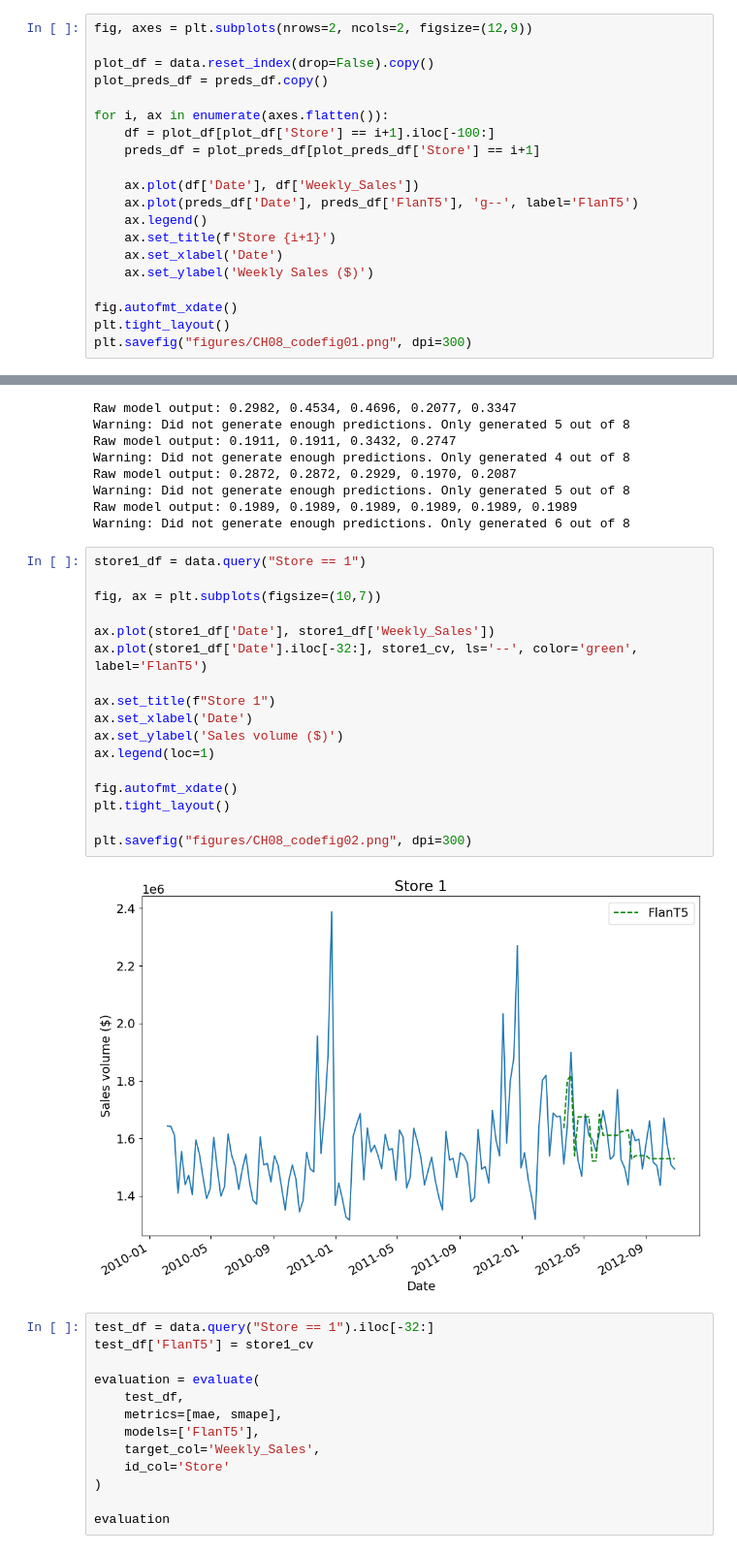
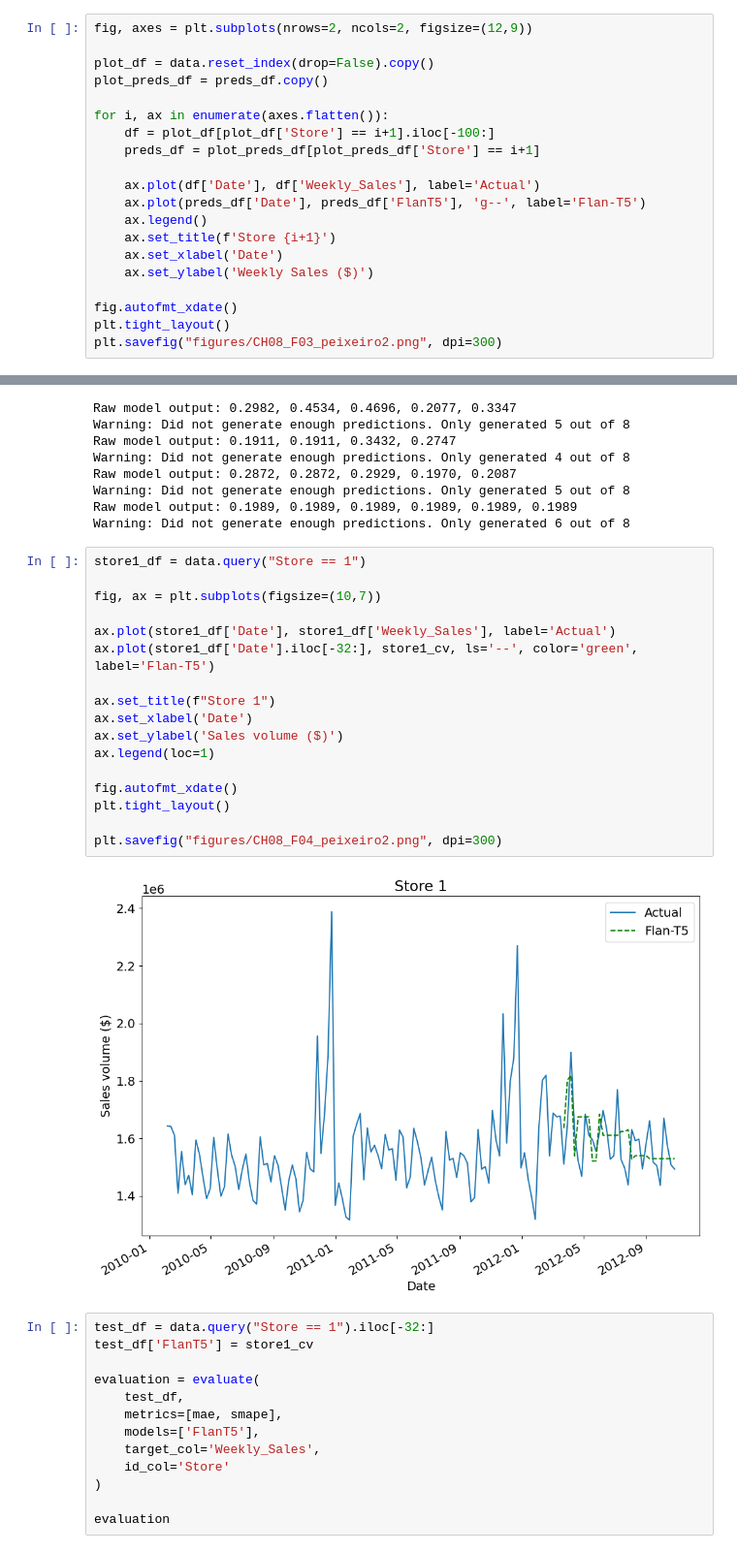
Before and after one commit to marcopeix/TimeSeriesForecastingUsingFoundationModels, a Jupyter notebook: CH08/CH08.ipynb, the cells around one changed output, grey strips where cells are left out. Shown at 97% size. Cells and saved outputs as stored; diff of their text form.

```diff
--- a/CH08/CH08.ipynb
+++ b/CH08/CH08.ipynb
@@ -187,8 +187,8 @@ for i, ax in enumerate(axes.flatten()):
     df = plot_df[plot_df['Store'] == i+1].iloc[-100:]
     preds_df = plot_preds_df[plot_preds_df['Store'] == i+1]
 
-    ax.plot(df['Date'], df['Weekly_Sales'])
-    ax.plot(preds_df['Date'], preds_df['FlanT5'], 'g--', label='FlanT5')
+    ax.plot(df['Date'], df['Weekly_Sales'], label='Actual')
+    ax.plot(preds_df['Date'], preds_df['FlanT5'], 'g--', label='Flan-T5')
     ax.legend()
     ax.set_title(f'Store {i+1}')
     ax.set_xlabel('Date')
@@ -196,5 +196,5 @@ for i, ax in enumerate(axes.flatten()):
 
 fig.autofmt_xdate()
 plt.tight_layout()
-plt.savefig("figures/CH08_codefig01.png", dpi=300)
+plt.savefig("figures/CH08_F03_peixeiro2.png", dpi=300)
 # %% [output]
@@ -238,22 +238,22 @@ Warning: Did not generate enough predictions. Only generated 6 out of 8
 # %%
 store1_df = data.query("Store == 1")
 
 fig, ax = plt.subplots(figsize=(10,7))
 
-ax.plot(store1_df['Date'], store1_df['Weekly_Sales'])
-ax.plot(store1_df['Date'].iloc[-32:], store1_cv, ls='--', color='green', label='FlanT5')
+ax.plot(store1_df['Date'], store1_df['Weekly_Sales'], label='Actual')
+ax.plot(store1_df['Date'].iloc[-32:], store1_cv, ls='--', color='green', label='Flan-T5')
 
 ax.set_title(f"Store 1")
 ax.set_xlabel('Date')
 ax.set_ylabel('Sales volume ($)')
 ax.legend(loc=1)
 
 fig.autofmt_xdate()
 plt.tight_layout()
 
-plt.savefig("figures/CH08_codefig02.png", dpi=300)
+plt.savefig("figures/CH08_F04_peixeiro2.png", dpi=300)
 # %% [output]
-[figure, old version]
+[figure, new version]
 # %%
 test_df = data.query("Store == 1").iloc[-32:]
 test_df['FlanT5'] = store1_cv
```
Also changed, not shown: parts of 13 cells of this notebook.
